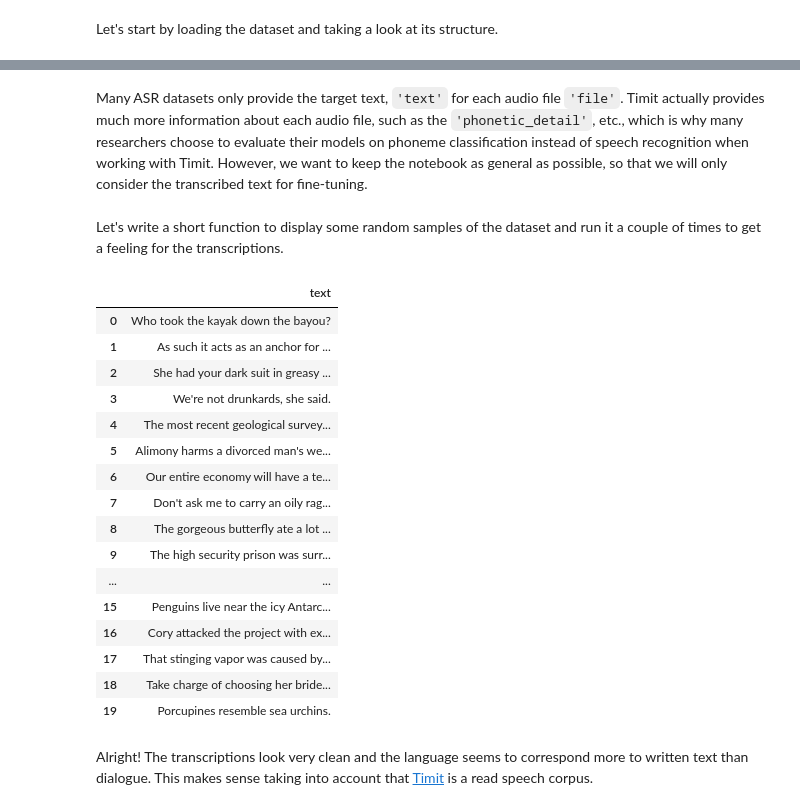
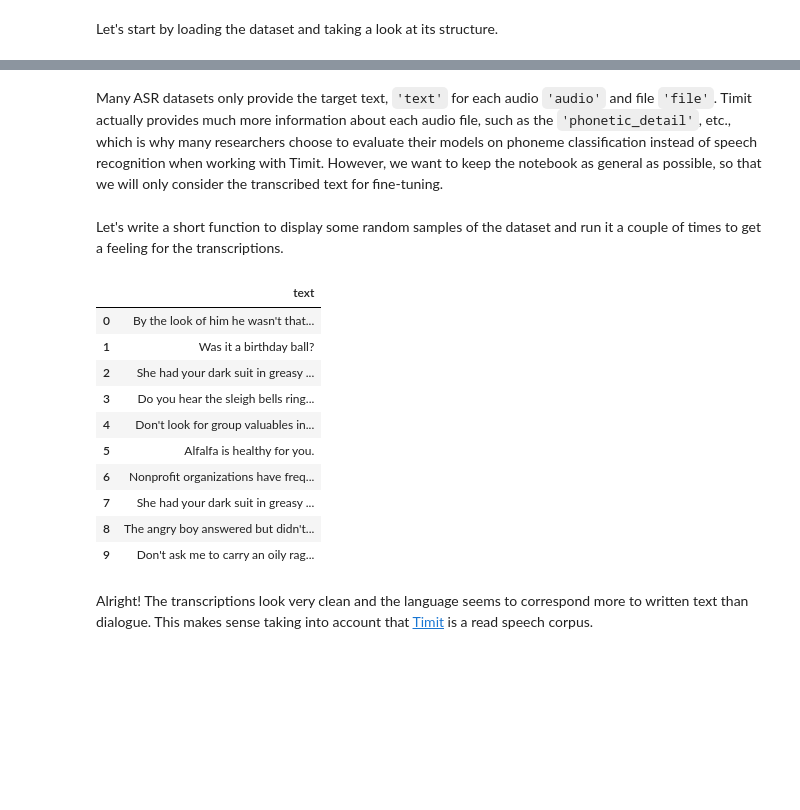
Before and after one commit to patrickvonplaten/notebooks, a Jupyter notebook: Fine_tuning_Wav2Vec2_for_English_ASR.ipynb, the cells around one changed output, grey strips where cells are left out. Cells and saved outputs as stored; diff of their text form; code cells hidden in the pictures; blank space fills up the shorter version.

```diff
--- a/Fine_tuning_Wav2Vec2_for_English_ASR.ipynb
+++ b/Fine_tuning_Wav2Vec2_for_English_ASR.ipynb
@@ -67,7 +117,7 @@ DatasetDict({
     })
 })
 # %% [markdown]
-Many ASR datasets only provide the target text, `'text'` for each audio file `'file'`. Timit actually provides much more information about each audio file, such as the `'phonetic_detail'`, etc., which is why many researchers choose to evaluate their models on phoneme classification instead of speech recognition when working with Timit. However, we want to keep the notebook as general as possible, so that we will only consider the transcribed text for fine-tuning.
+Many ASR datasets only provide the target text, `'text'` for each audio `'audio'` and file `'file'`. Timit actually provides much more information about each audio file, such as the `'phonetic_detail'`, etc., which is why many researchers choose to evaluate their models on phoneme classification instead of speech recognition when working with Timit. However, we want to keep the notebook as general as possible, so that we will only consider the transcribed text for fine-tuning.
 # %%
 timit = timit.remove_columns(["phonetic_detail", "word_detail", "dialect_region", "id", "sentence_type", "speaker_id"])
 # %% [markdown]
@@ -90,25 +140,19 @@ def show_random_elements(dataset, num_examples=10):
     df = pd.DataFrame(dataset[picks])
     display(HTML(df.to_html()))
 # %%
-show_random_elements(timit["train"].remove_columns(["file"]), num_examples=20)
+show_random_elements(timit["train"].remove_columns(["audio", "file"]), num_examples=10)
 # %% [output]
 |  | text |
-| 0 | Who took the kayak down the bayou? |
-| 1 | As such it acts as an anchor for ... |
+| 0 | By the look of him he wasn't that... |
+| 1 | Was it a birthday ball? |
 | 2 | She had your dark suit in greasy ... |
-| 3 | We're not drunkards, she said. |
-| 4 | The most recent geological survey... |
-| 5 | Alimony harms a divorced man's we... |
-| 6 | Our entire economy will have a te... |
-| 7 | Don't ask me to carry an oily rag... |
-| 8 | The gorgeous butterfly ate a lot ... |
-| 9 | The high security prison was surr... |
-| ... | ... |
-| 15 | Penguins live near the icy Antarc... |
-| 16 | Cory attacked the project with ex... |
-| 17 | That stinging vapor was caused by... |
-| 18 | Take charge of choosing her bride... |
-| 19 | Porcupines resemble sea urchins. |
+| 3 | Do you hear the sleigh bells ring... |
+| 4 | Don't look for group valuables in... |
+| 5 | Alfalfa is healthy for you. |
+| 6 | Nonprofit organizations have freq... |
+| 7 | She had your dark suit in greasy ... |
+| 8 | The angry boy answered but didn't... |
+| 9 | Don't ask me to carry an oily rag... |
 # %% [markdown]
 Alright! The transcriptions look very clean and the language seems to correspond more to written text than dialogue. This makes sense taking into account that [Timit](https://huggingface.co/datasets/timit_asr) is a read speech corpus.
 # %% [markdown]
```
Also changed, not shown: parts of 64 cells of this notebook.
